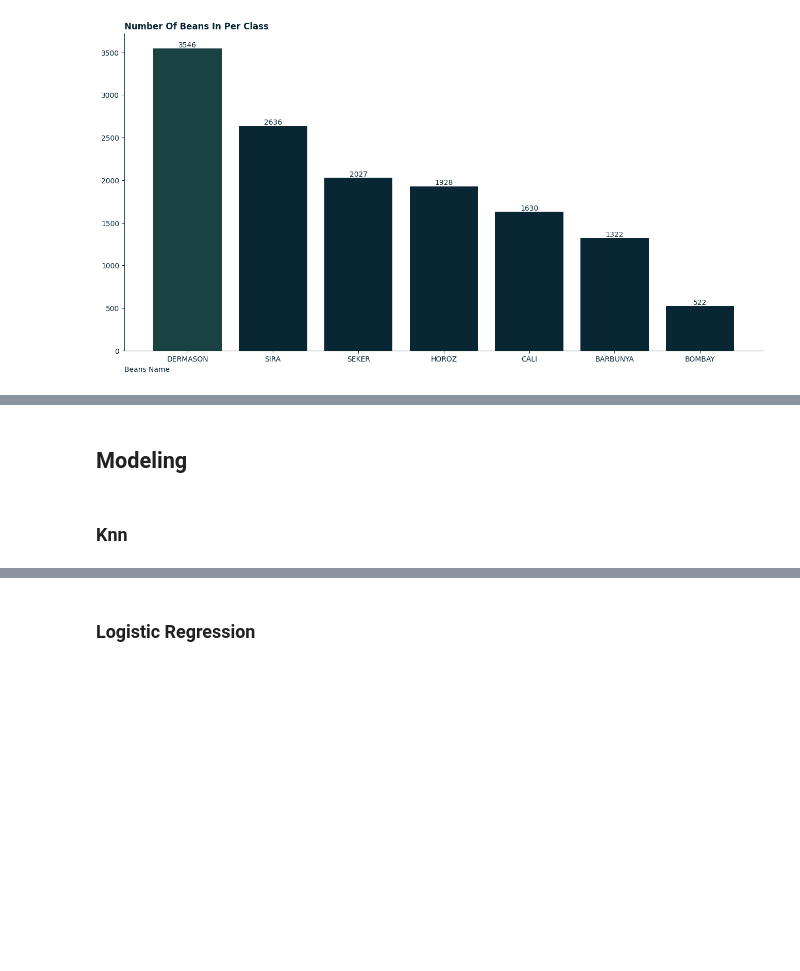
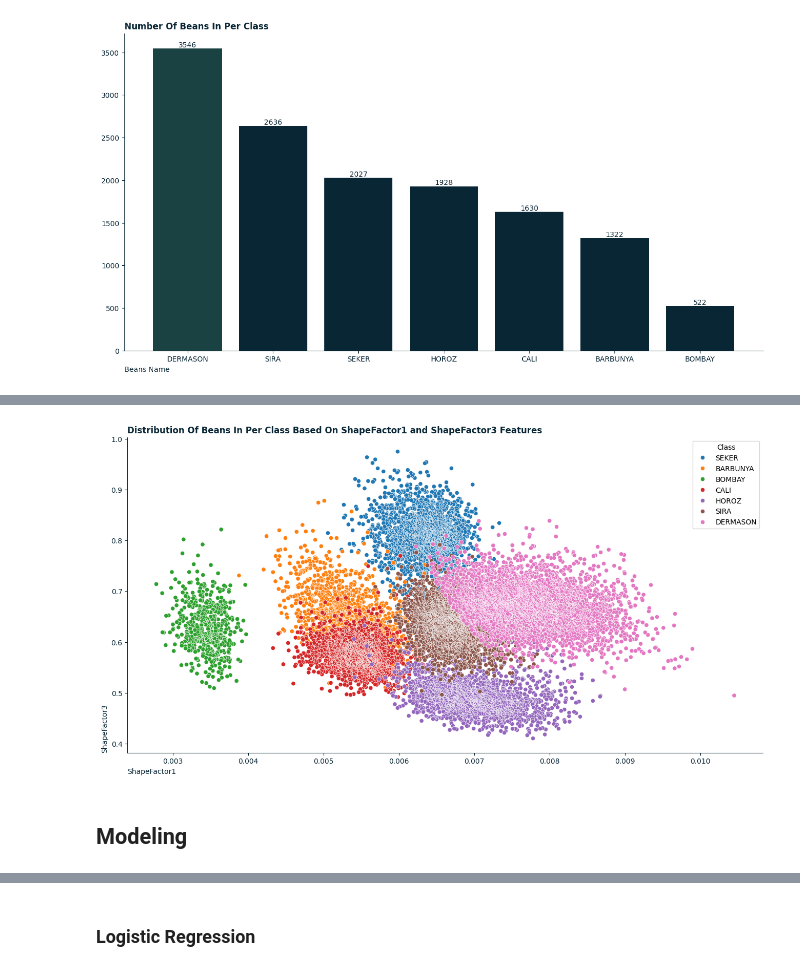
Before and after one commit to amin-eghbalian/dry_bean, a Jupyter notebook: dry_bean.ipynb, the cells around one changed output, grey strips where cells are left out. Saved outputs shown, nothing was run; the diff lists cells and outputs as text; code cells hidden in the pictures; blank space fills up the shorter version.

```diff
--- a/dry_bean.ipynb
+++ b/dry_bean.ipynb
@@ -102,7 +119,21 @@ plt.show()
+# %%
+fig, ax = plt.subplots(figsize=(16, 8))
+sns.scatterplot(x=bean_df["ShapeFactor1"] , y=bean_df['ShapeFactor3'], hue=bean_df.Class )
+
+ax.set_title("Distribution Of Beans In Per Class Based On ShapeFactor1 and ShapeFactor3 Features", loc="left", color="#092635", fontweight="bold")
+ax.set_xlabel("ShapeFactor1", loc="left", color="#092635")
+ax.set_ylabel("ShapeFactor3", loc="bottom", color="#092635")
+
+
+ax.spines[['right', 'top']].set_visible(False)
+ax.spines[['bottom', 'left']].set_color("#092635")
+ax.tick_params(axis='x', colors='#092635')
+ax.tick_params(axis='y', colors='#092635')
+plt.show()
+# %% [output]
+[figure, added]
 # %% [markdown]
 ## Modeling
-# %% [markdown]
-### Knn
 # %%
 X = bean_df.drop("Class", axis=1).values
 y = bean_df["Class"]
```
Also changed, not shown: parts of 39 cells of this notebook.
